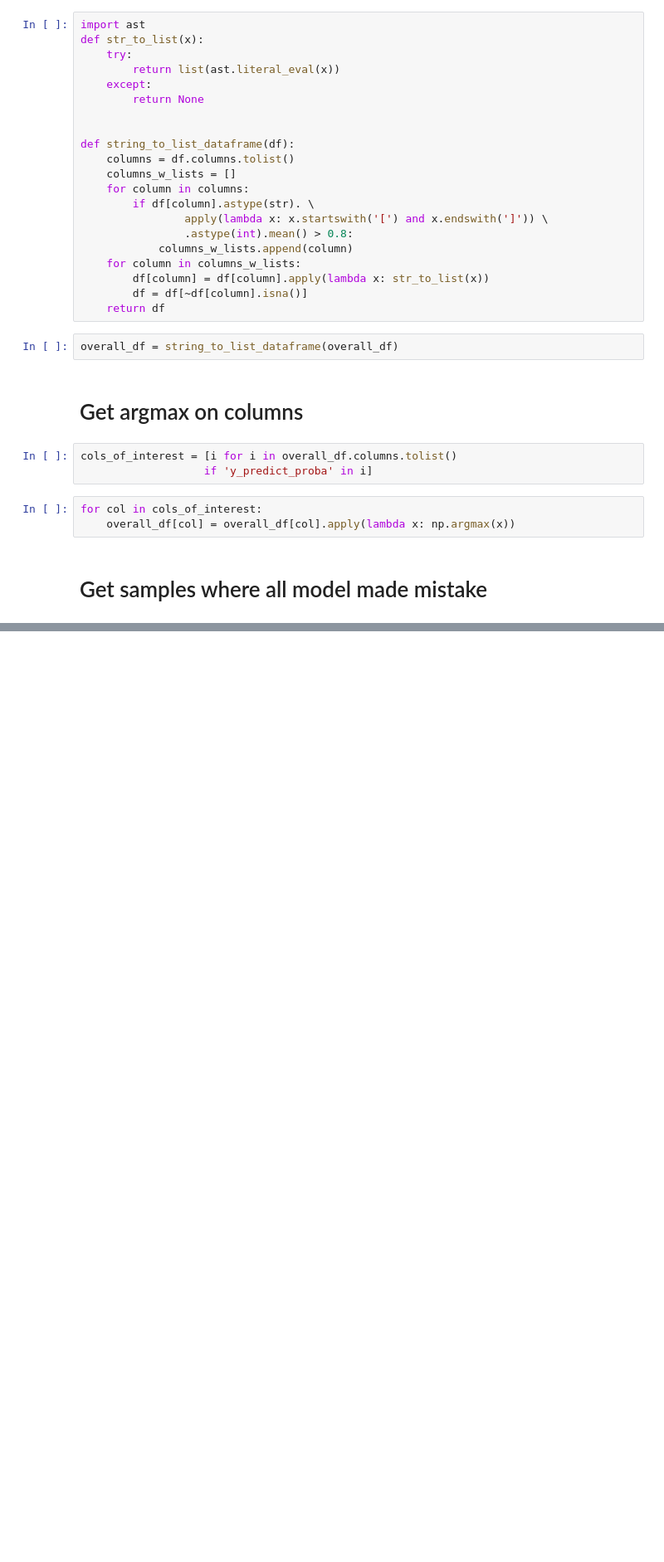
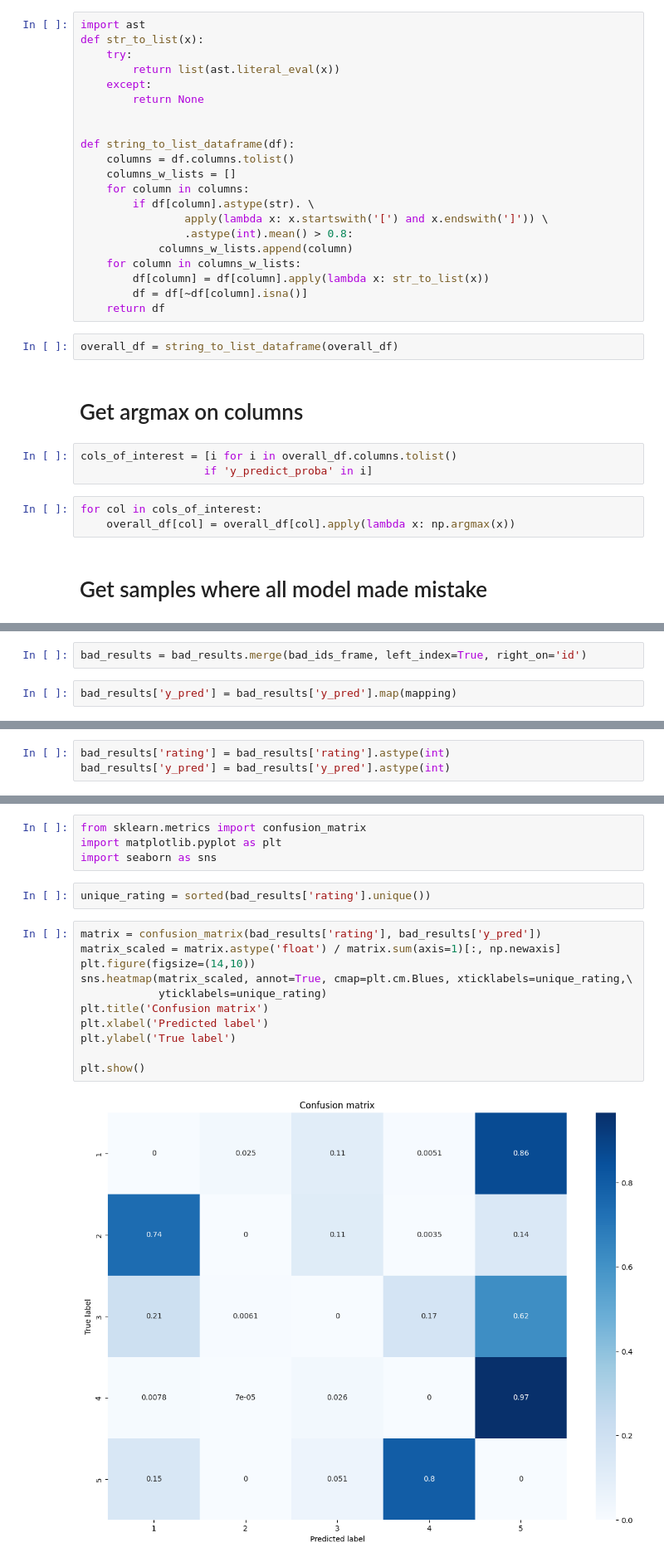
Before and after one commit to HikkaV/Ukrainian-Reviews-Estimation, a Jupyter notebook: notebooks/training/filtering_analysis.ipynb, the cells around one changed output, grey strips where cells are left out. Shown: that part at 83% size. Drawn from its saved outputs; the diff is of its cells as text; blank space fills up the shorter version.

```diff
--- a/notebooks/training/filtering_analysis.ipynb
+++ b/notebooks/training/filtering_analysis.ipynb
@@ -64,0 +115,4 @@ for col in cols_of_interest:
+# %%
+bad_results = bad_results.merge(bad_ids_frame, left_index=True, right_on='id')
+# %%
+bad_results['y_pred'] = bad_results['y_pred'].map(mapping)
@@ -64,0 +135,3 @@ for col in cols_of_interest:
+# %%
+bad_results['rating'] = bad_results['rating'].astype(int)
+bad_results['y_pred'] = bad_results['y_pred'].astype(int)
@@ -64,0 +149,19 @@ for col in cols_of_interest:
+# %%
+from sklearn.metrics import confusion_matrix
+import matplotlib.pyplot as plt
+import seaborn as sns
+# %%
+unique_rating = sorted(bad_results['rating'].unique())
+# %%
+matrix = confusion_matrix(bad_results['rating'], bad_results['y_pred'])
+matrix_scaled = matrix.astype('float') / matrix.sum(axis=1)[:, np.newaxis]
+plt.figure(figsize=(14,10))
+sns.heatmap(matrix_scaled, annot=True, cmap=plt.cm.Blues, xticklabels=unique_rating,\
+            yticklabels=unique_rating)
+plt.title('Confusion matrix')
+plt.xlabel('Predicted label')
+plt.ylabel('True label')
+
+plt.show()
+# %% [output]
+[figure, added]
```
Also changed, not shown: parts of 20 cells of this notebook, 30 other files.
